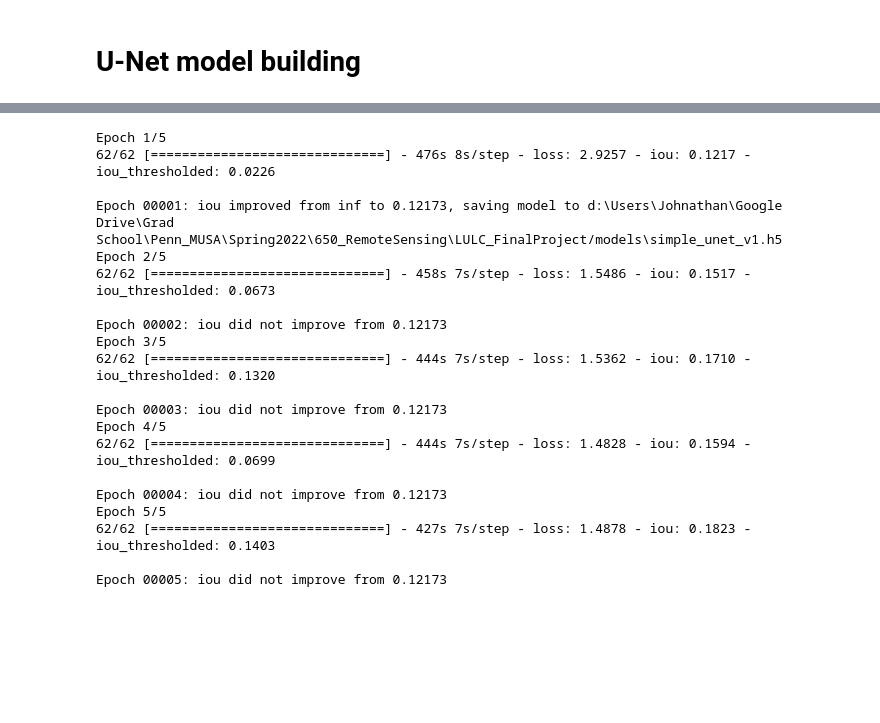
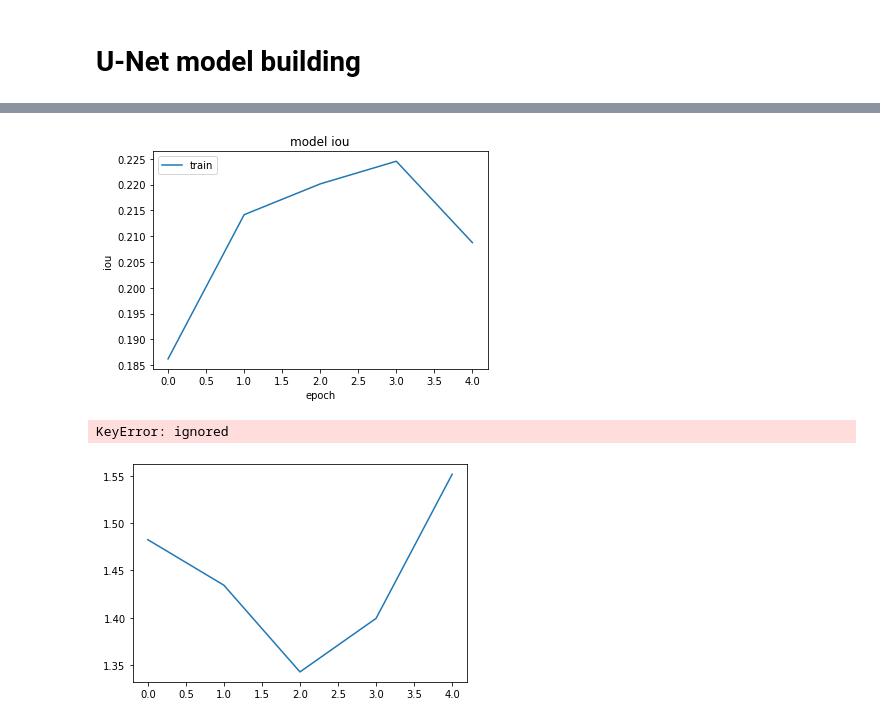
Before and after one commit to johnatawnclementawn/LandCoverSemanticSegmentation, a Jupyter notebook: landCov_semSeg.ipynb, the cells around one changed output, grey strips where cells are left out. Saved outputs shown, nothing was run; the diff lists cells and outputs as text; code cells hidden in the pictures; blank space fills up the shorter version.

```diff
--- a/landCov_semSeg.ipynb
+++ b/landCov_semSeg.ipynb
@@ -403,7 +414,7 @@ yrows = np.asarray(metadata['mask_path'])
 cropImgIdx = 0
 
 # for i in range(0, len(Xrows)):
-for i in range(0, 10):
+for i in range(0, 300):
 
   # Read and normalize image
   img = np.asarray(cv2.imread(Xrows[i]))
@@ -502,8 +515,8 @@ from keras_unet.utils import plot_segm_history
 # X_shuf, y_shuf = unison_shuffled(X, y)
 # %%
 ## Downsample so that we don't break our computers
-X_down = X[0:94, :,:,:]
-y_down = y[0:94, :,:,:]
+X_down = X[0:500, :,:,:]
+y_down = y[0:500, :,:,:]
 print(X_down.shape)
 print(y_down.shape)
 # %% [output]
@@ -514,14 +527,17 @@ X_train, X_test, y_train, y_test = train_test_split(X_down, y_down, test_size=0.
 # %%
 ## Here is a helpful guide on using Keras ImageDataGenerator to scale images
 ## https://machinelearningmastery.com/how-to-normalize-center-and-standardize-images-with-the-imagedatagenerator-in-keras/
-datagen = ImageDataGenerator(rescale=1.0/255.0)
+# datagen = ImageDataGenerator(rescale=1.0/255.0)
+
+# Instead of dynamically scaling with the ImageDataGenerator, scale manually:
+X_train = X_train / 255
+X_test = X_test / 255
+
+# Initialize ImageDataGenerator
+datagen = ImageDataGenerator()
 
 # prepare an iterators to scale images
-train_iterator = datagen.flow(X_train, y_train, batch_size=1)
-test_iterator = datagen.flow(X_test, y_test, batch_size=1)
+train_iterator = datagen.flow(X_train, y_train, batch_size=3)
+test_iterator = datagen.flow(X_test, y_test, batch_size=3)
 print('Batches train=%d, test=%d' % (len(train_iterator), len(test_iterator)))
-
-# scalar = MinMaxScaler()
-# scalar.fit(X_shuf.reshape(X_shuf.shape[0], -1))
-# X_shuf = scalar.transform(X_shuf.reshape(X_shuf.shape[0], -1)).reshape(X_shuf.shape)
 # %% [output]
@@ -560,27 +594,10 @@ plot_model(simple_unet, show_shapes=True, show_layer_names=True)
 # %%
 simple_unet.compile(optimizer='adam', loss='categorical_crossentropy', metrics=[iou, iou_thresholded])
+
+
 history = simple_unet.fit_generator(train_iterator,
                           steps_per_epoch=len(train_iterator),
                           epochs=5,
-                          callbacks=callback_list)
+                          callbacks=callback_list,
+                          # validation_data=(X_test[0:1,:,:,:], y_test[0:1,:,:,:])
+                          )
-# %% [output]
-Epoch 1/5
-62/62 [==============================] - 476s 8s/step - loss: 2.9257 - iou: 0.1217 - iou_thresholded: 0.0226
-
-Epoch 00001: iou improved from inf to 0.12173, saving model to d:\Users\Johnathan\Google Drive\Grad School\Penn_MUSA\Spring2022\650_RemoteSensing\LULC_FinalProject/models\simple_unet_v1.h5
-Epoch 2/5
-62/62 [==============================] - 458s 7s/step - loss: 1.5486 - iou: 0.1517 - iou_thresholded: 0.0673
-
-Epoch 00002: iou did not improve from 0.12173
-Epoch 3/5
-62/62 [==============================] - 444s 7s/step - loss: 1.5362 - iou: 0.1710 - iou_thresholded: 0.1320
-
-Epoch 00003: iou did not improve from 0.12173
-Epoch 4/5
-62/62 [==============================] - 444s 7s/step - loss: 1.4828 - iou: 0.1594 - iou_thresholded: 0.0699
-
-Epoch 00004: iou did not improve from 0.12173
-Epoch 5/5
-62/62 [==============================] - 427s 7s/step - loss: 1.4878 - iou: 0.1823 - iou_thresholded: 0.1403
-
-Epoch 00005: iou did not improve from 0.12173
@@ -592 +604,21 @@ plot_segm_history(
+# %%
+plt.plot(history.history['iou'])
+# plt.plot(history.history['val_iou'])
+plt.title('model iou')
+plt.ylabel('iou')
+plt.xlabel('epoch')
+plt.legend(['train', 'test'], loc='upper left')
+plt.show()
+
+plt.plot(history.history['loss'])
+# plt.plot(history.history['val_loss'])
+plt.title('model loss')
+plt.ylabel('loss')
+plt.xlabel('epoch')
+plt.legend(['train', 'test'], loc='upper left')
+plt.show()
+# %% [output]
+[figure, added]
+KeyError: ignored
+[figure, added]
 # %%
```
Also changed, not shown: parts of 24 cells of this notebook, 2 other files.
